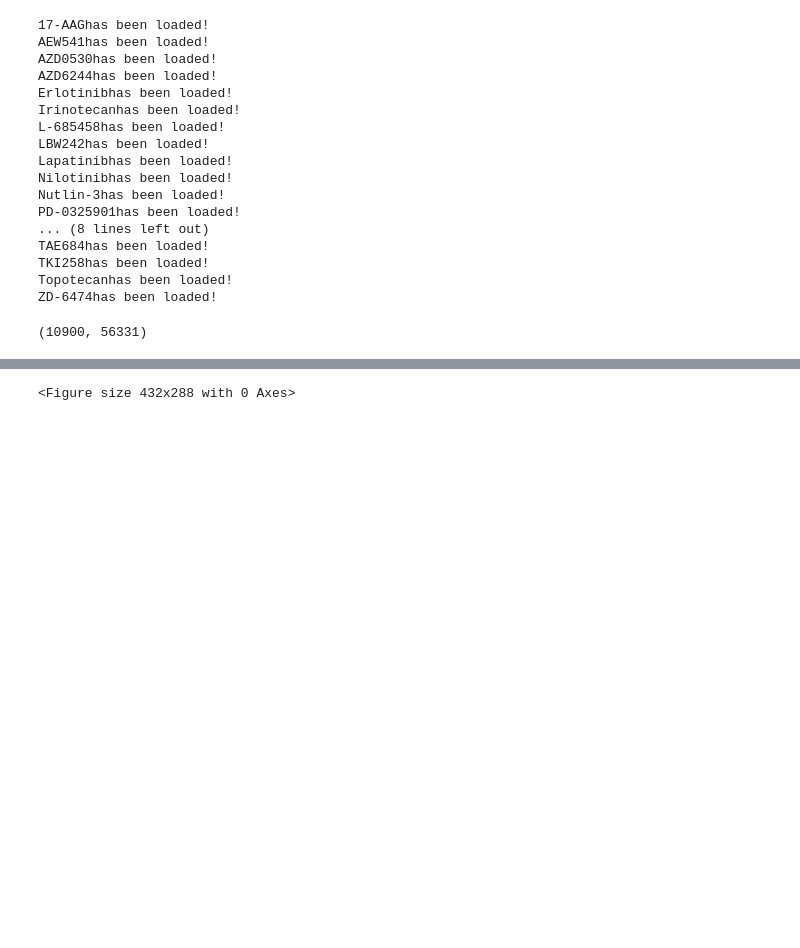
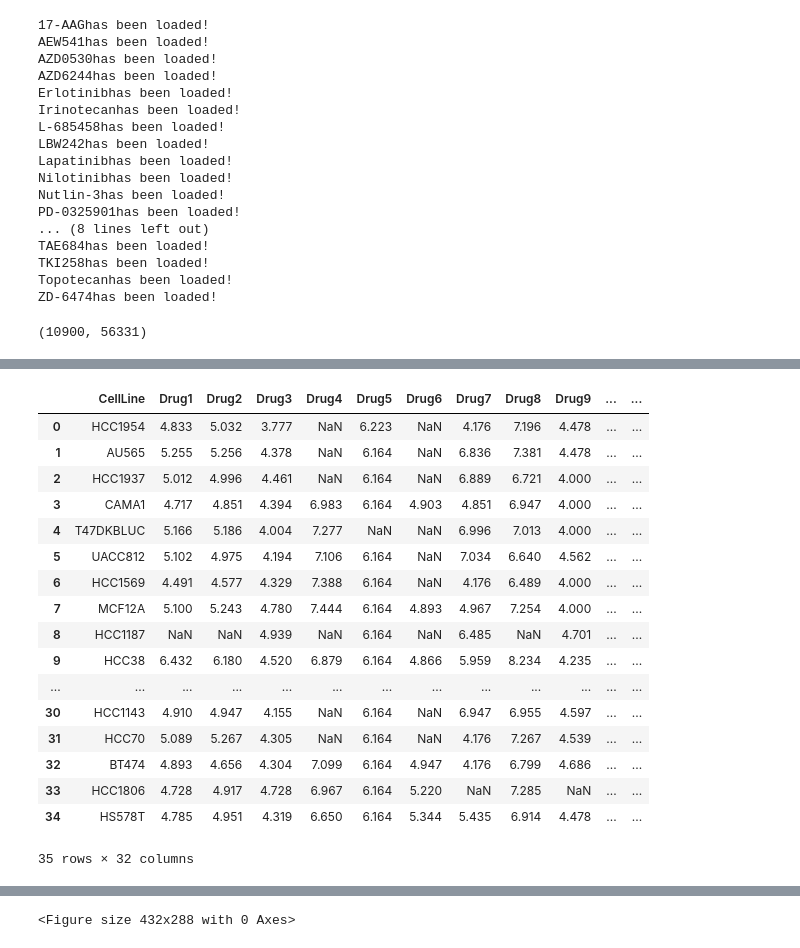
Before and after one commit to Naghipourfar/CCLE, a Jupyter notebook: Code/DataAnalysis.ipynb, the cells around one changed output, grey strips where cells are left out. Saved outputs shown, nothing was run; the diff lists cells and outputs as text; code cells hidden in the pictures; blank space fills up the shorter version.

```diff
--- a/Code/DataAnalysis.ipynb
+++ b/Code/DataAnalysis.ipynb
@@ -180 +145,23 @@ data = pd.read_csv('../Data/Drugs_data/17-AAG.csv', index_col='Unnamed: 0')
+# %%
+data = pd.read_csv("../../../../DREAM7_DrugSensitivity1_Drug_Response_Training.txt", delimiter='\t')
+data
+# %% [output]
+|  | CellLine | Drug1 | Drug2 | Drug3 | Drug4 | Drug5 | Drug6 | Drug7 | Drug8 | Drug9 | ... | ... |
+| 0 | HCC1954 | 4.833 | 5.032 | 3.777 | NaN | 6.223 | NaN | 4.176 | 7.196 | 4.478 | ... | ... |
+| 1 | AU565 | 5.255 | 5.256 | 4.378 | NaN | 6.164 | NaN | 6.836 | 7.381 | 4.478 | ... | ... |
+| 2 | HCC1937 | 5.012 | 4.996 | 4.461 | NaN | 6.164 | NaN | 6.889 | 6.721 | 4.000 | ... | ... |
+| 3 | CAMA1 | 4.717 | 4.851 | 4.394 | 6.983 | 6.164 | 4.903 | 4.851 | 6.947 | 4.000 | ... | ... |
+| 4 | T47DKBLUC | 5.166 | 5.186 | 4.004 | 7.277 | NaN | NaN | 6.996 | 7.013 | 4.000 | ... | ... |
+| 5 | UACC812 | 5.102 | 4.975 | 4.194 | 7.106 | 6.164 | NaN | 7.034 | 6.640 | 4.562 | ... | ... |
+| 6 | HCC1569 | 4.491 | 4.577 | 4.329 | 7.388 | 6.164 | NaN | 4.176 | 6.489 | 4.000 | ... | ... |
+| 7 | MCF12A | 5.100 | 5.243 | 4.780 | 7.444 | 6.164 | 4.893 | 4.967 | 7.254 | 4.000 | ... | ... |
+| 8 | HCC1187 | NaN | NaN | 4.939 | NaN | 6.164 | NaN | 6.485 | NaN | 4.701 | ... | ... |
+| 9 | HCC38 | 6.432 | 6.180 | 4.520 | 6.879 | 6.164 | 4.866 | 5.959 | 8.234 | 4.235 | ... | ... |
+| ... | ... | ... | ... | ... | ... | ... | ... | ... | ... | ... | ... | ... |
+| 30 | HCC1143 | 4.910 | 4.947 | 4.155 | NaN | 6.164 | NaN | 6.947 | 6.955 | 4.597 | ... | ... |
+| 31 | HCC70 | 5.089 | 5.267 | 4.305 | NaN | 6.164 | NaN | 4.176 | 7.267 | 4.539 | ... | ... |
+| 32 | BT474 | 4.893 | 4.656 | 4.304 | 7.099 | 6.164 | 4.947 | 4.176 | 6.799 | 4.686 | ... | ... |
+| 33 | HCC1806 | 4.728 | 4.917 | 4.728 | 6.967 | 6.164 | 5.220 | NaN | 7.285 | NaN | ... | ... |
+| 34 | HS578T | 4.785 | 4.951 | 4.319 | 6.650 | 6.164 | 5.344 | 5.435 | 6.914 | 4.478 | ... | ... |
+35 rows × 32 columns
 # %%
```
Also changed, not shown: parts of 7 cells of this notebook, 1 other file.
